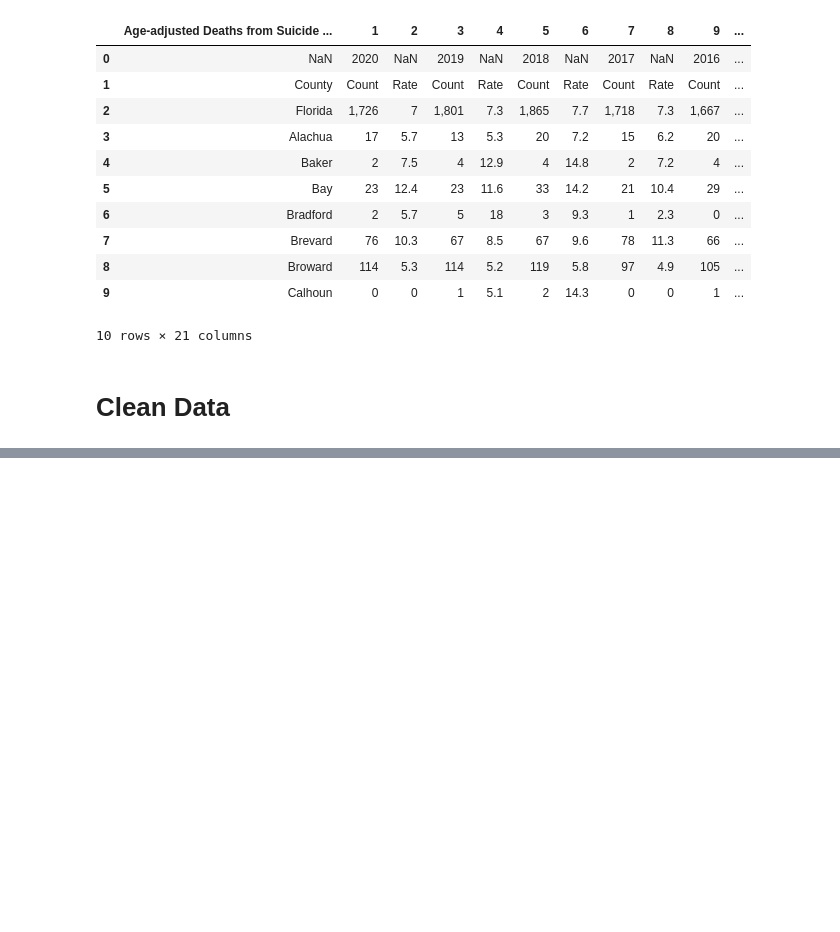
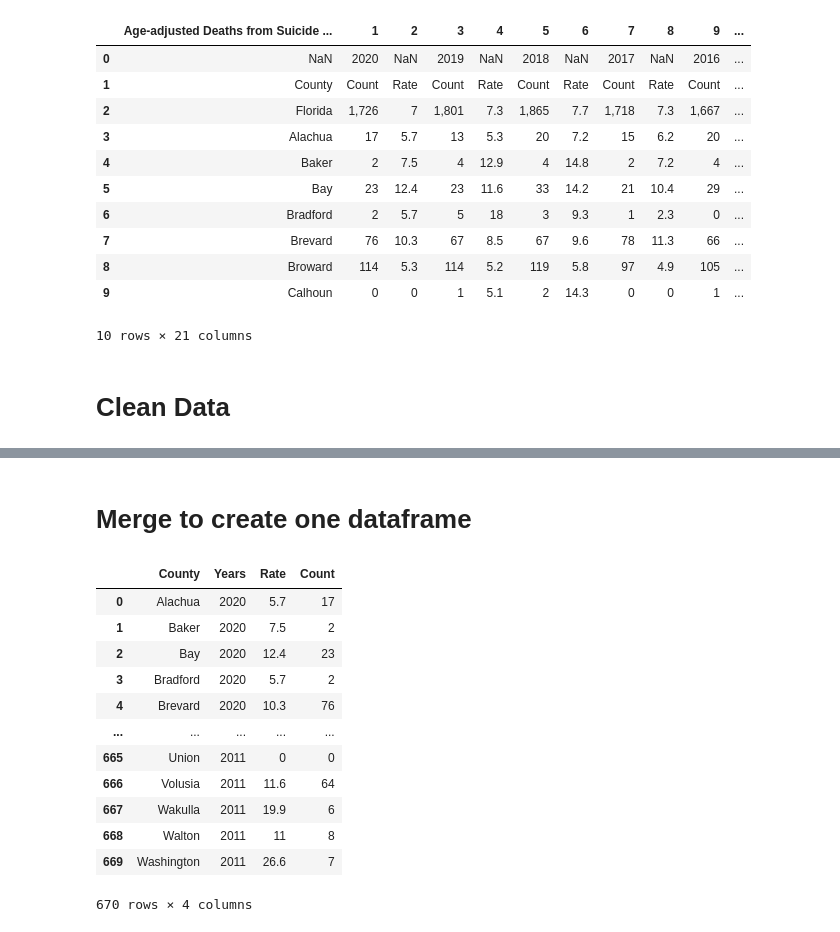
Before and after one commit to j89livingston/FSPC_Dashboard, a Jupyter notebook: Resources/Florida Suicide by Firearm/Suicide by Firearm.ipynb, the cells around one changed output, grey strips where cells are left out. Cells and saved outputs as stored; diff of their text form; code cells hidden in the pictures; blank space fills up the shorter version.

Commit message:
clean data by year

```diff
--- a/Resources/Florida Suicide by Firearm/Suicide by Firearm.ipynb
+++ b/Resources/Florida Suicide by Firearm/Suicide by Firearm.ipynb
@@ -93,0 +120,9 @@ dtype: int64
+# %%
+#Unpivot the columns to create a Years column
+pivdatarate = pd.melt(onlyrate,
+            id_vars='County',
+            value_vars=list(onlyrate.columns[1:]),
+            var_name='Years',
+            value_name='Rate')
+
+pivdatarate
@@ -93,0 +153,8 @@ dtype: int64
+# %%
+# Drop all rows containing Rate
+onlycount = firearm_data[firearm_data.columns.drop(list(firearm_data.filter(regex='Rate')))]
+# %%
+#Rename columns with only years.
+onlycount.columns = ['County', '2020', '2019', '2018', '2017', '2016', '2015', '2014', '2013',
+                    '2012', '2011']
+onlycount.columns
@@ -93,0 +165,9 @@ dtype: int64
+# %%
+#Unpivot the columns to create a Years column
+pivdatacount = pd.melt(onlycount,
+            id_vars='County',
+            value_vars=list(onlycount.columns[1:]), # list of days of the week
+            var_name='Years',
+            value_name='Count')
+
+pivdatacount
@@ -93,0 +188,20 @@ dtype: int64
+# %% [markdown]
+# Merge to create one dataframe
+# %%
+#Merge pivdatarate with pivdatacount to make one dataframe
+merge_df = pd.merge(pivdatarate, pivdatacount)
+merge_df
+# %% [output]
+|  | County | Years | Rate | Count |
+| 0 | Alachua | 2020 | 5.7 | 17 |
+| 1 | Baker | 2020 | 7.5 | 2 |
+| 2 | Bay | 2020 | 12.4 | 23 |
+| 3 | Bradford | 2020 | 5.7 | 2 |
+| 4 | Brevard | 2020 | 10.3 | 76 |
+| ... | ... | ... | ... | ... |
+| 665 | Union | 2011 | 0 | 0 |
+| 666 | Volusia | 2011 | 11.6 | 64 |
+| 667 | Wakulla | 2011 | 19.9 | 6 |
+| 668 | Walton | 2011 | 11 | 8 |
+| 669 | Washington | 2011 | 26.6 | 7 |
+670 rows × 4 columns
```
Also changed, not shown: parts of 14 cells of this notebook, 3 other files.
